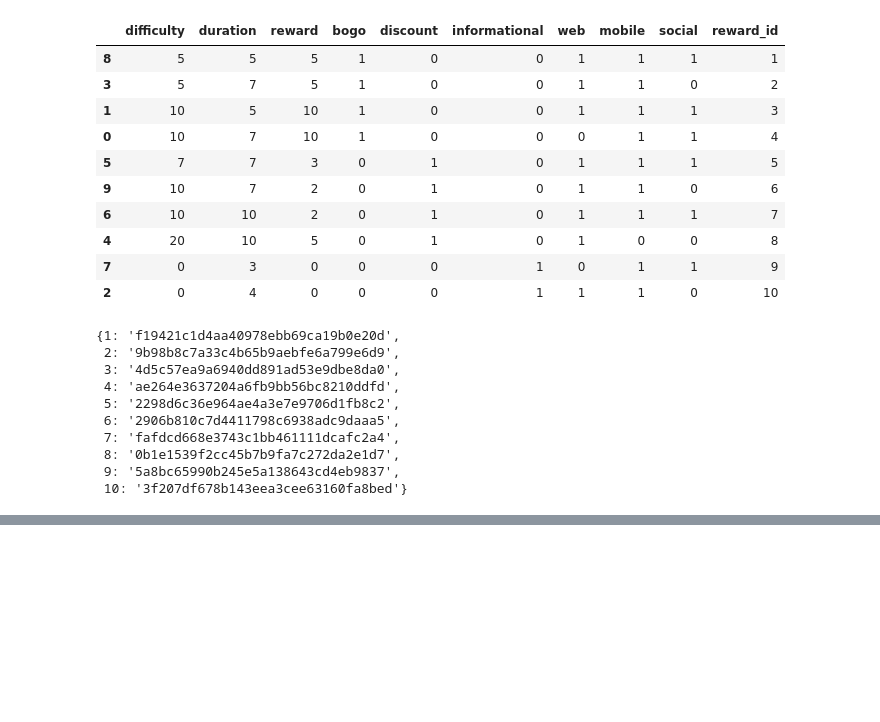
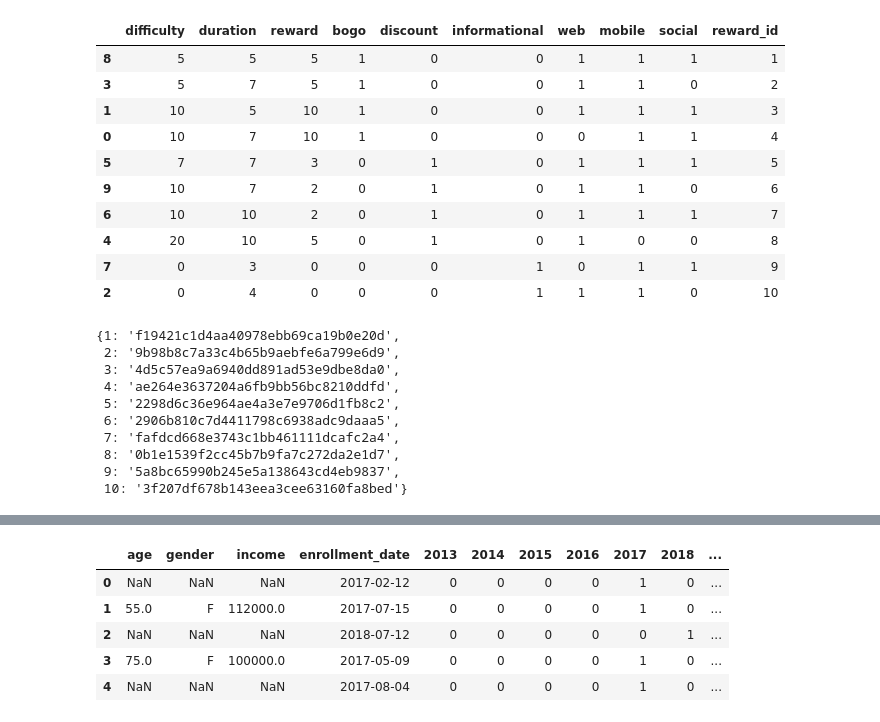
Before and after one commit to blowe615/starbucks_offers, a Jupyter notebook: starbucks_offers.ipynb, the cells around one changed output, grey strips where cells are left out. Cells and saved outputs as stored; diff of their text form; code cells hidden in the pictures; blank space fills up the shorter version.

```diff
--- a/starbucks_offers.ipynb
+++ b/starbucks_offers.ipynb
@@ -462,0 +493,17 @@ reward_id_dict_inv
+# %%
+# sort the profile dataset by enrollment date then use the id_mapper function
+member_id_dict = id_mapper(profile_encoded.sort_values(by=['enrollment_date','age']),'id')
+
+# create a new column 'member_id' in the 'profile_encoded' df and add the numeric member_ids
+profile_encoded['member_id'] = profile_encoded['id'].apply(lambda x: member_id_dict[x])
+
+# drop the original 'id' column
+profile_encoded.drop(columns='id',inplace=True)
+profile_encoded.head()
+# %% [output]
+|  | age | gender | income | enrollment_date | 2013 | 2014 | 2015 | 2016 | 2017 | 2018 | ... |
+| 0 | NaN | NaN | NaN | 2017-02-12 | 0 | 0 | 0 | 0 | 1 | 0 | ... |
+| 1 | 55.0 | F | 112000.0 | 2017-07-15 | 0 | 0 | 0 | 0 | 1 | 0 | ... |
+| 2 | NaN | NaN | NaN | 2018-07-12 | 0 | 0 | 0 | 0 | 0 | 1 | ... |
+| 3 | 75.0 | F | 100000.0 | 2017-05-09 | 0 | 0 | 0 | 0 | 1 | 0 | ... |
+| 4 | NaN | NaN | NaN | 2017-08-04 | 0 | 0 | 0 | 0 | 1 | 0 | ... |
```
Also changed, not shown: parts of 5 cells of this notebook.
